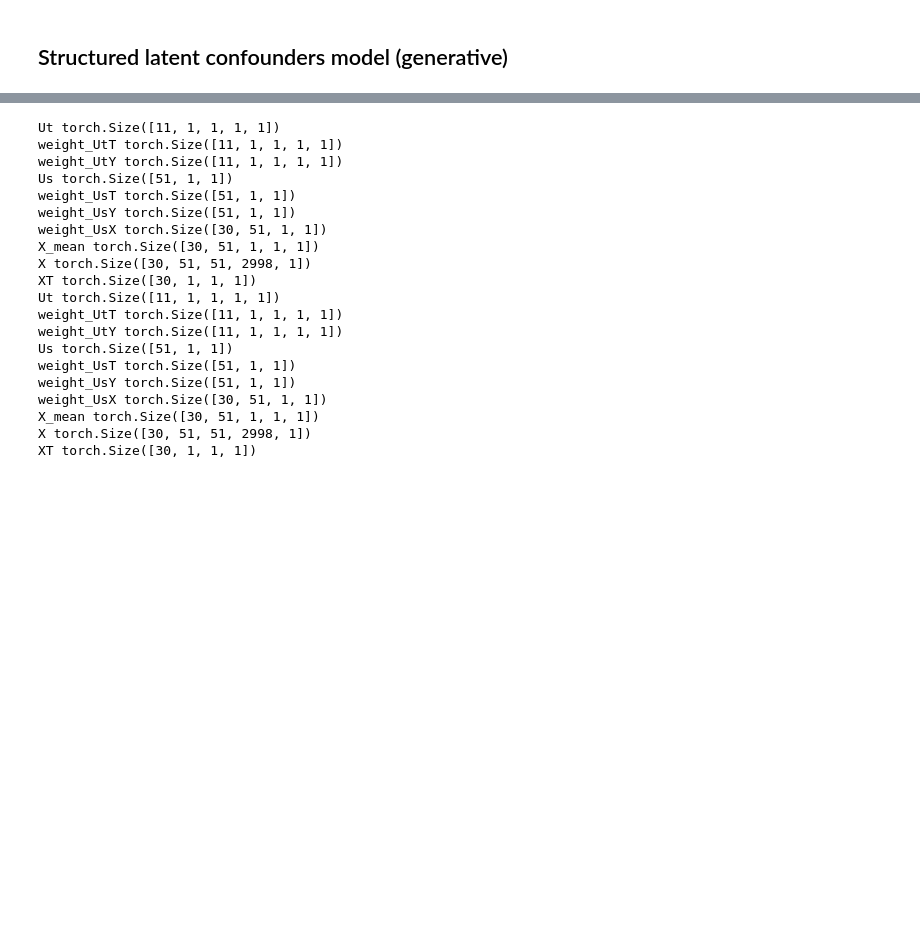
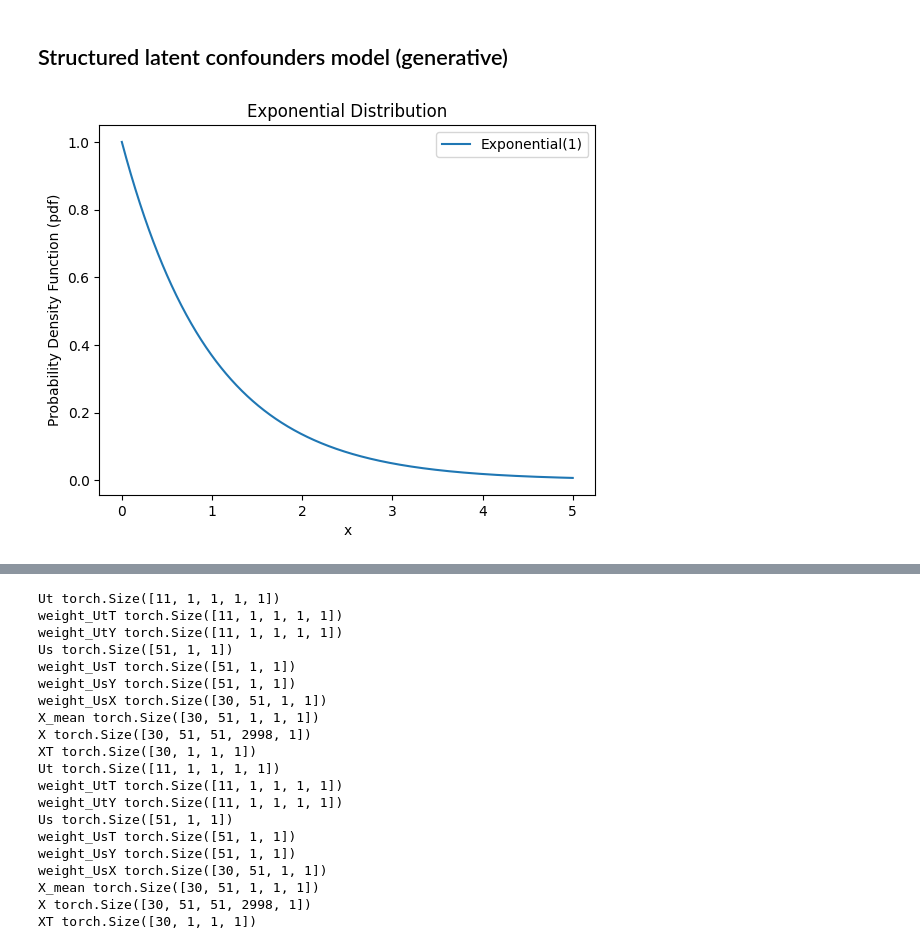
Before and after one commit to BasisResearch/cities, a Jupyter notebook: docs/experimental_notebooks/slc-cities-prototype.ipynb, the cells around one changed output, grey strips where cells are left out. Drawn from its saved outputs; the diff is of its cells as text; code cells hidden in the pictures; blank space fills up the shorter version.

```diff
--- a/docs/experimental_notebooks/slc-cities-prototype.ipynb
+++ b/docs/experimental_notebooks/slc-cities-prototype.ipynb
@@ -105,6 +105,29 @@ assert covariates_sparse.shape[1] == covariates_sparse.shape[1]
 assert len(unit_index_sparse) == N_u
 # %% [markdown]
 ## Structured latent confounders model (generative)
+# %%
+import numpy as np
+import matplotlib.pyplot as plt
+from scipy.stats import expon
+
+# Rate parameter for Exponential distribution
+lambda_param = 1
+
+# Create a range of values
+x = np.linspace(0, 5, 1000)
+
+# Calculate the probability density function (pdf) for each value
+pdf = expon.pdf(x, scale=1/lambda_param)
+
+# Plot the Exponential distribution
+plt.plot(x, pdf, label=f'Exponential({lambda_param})')
+plt.title('Exponential Distribution')
+plt.xlabel('x')
+plt.ylabel('Probability Density Function (pdf)')
+plt.legend()
+plt.show()
+# %% [output]
+[figure, added]
 # %%
 # TODO clean up print statements
 # TODO: add prior over variance
```
Also changed, not shown: parts of 4 cells of this notebook.
